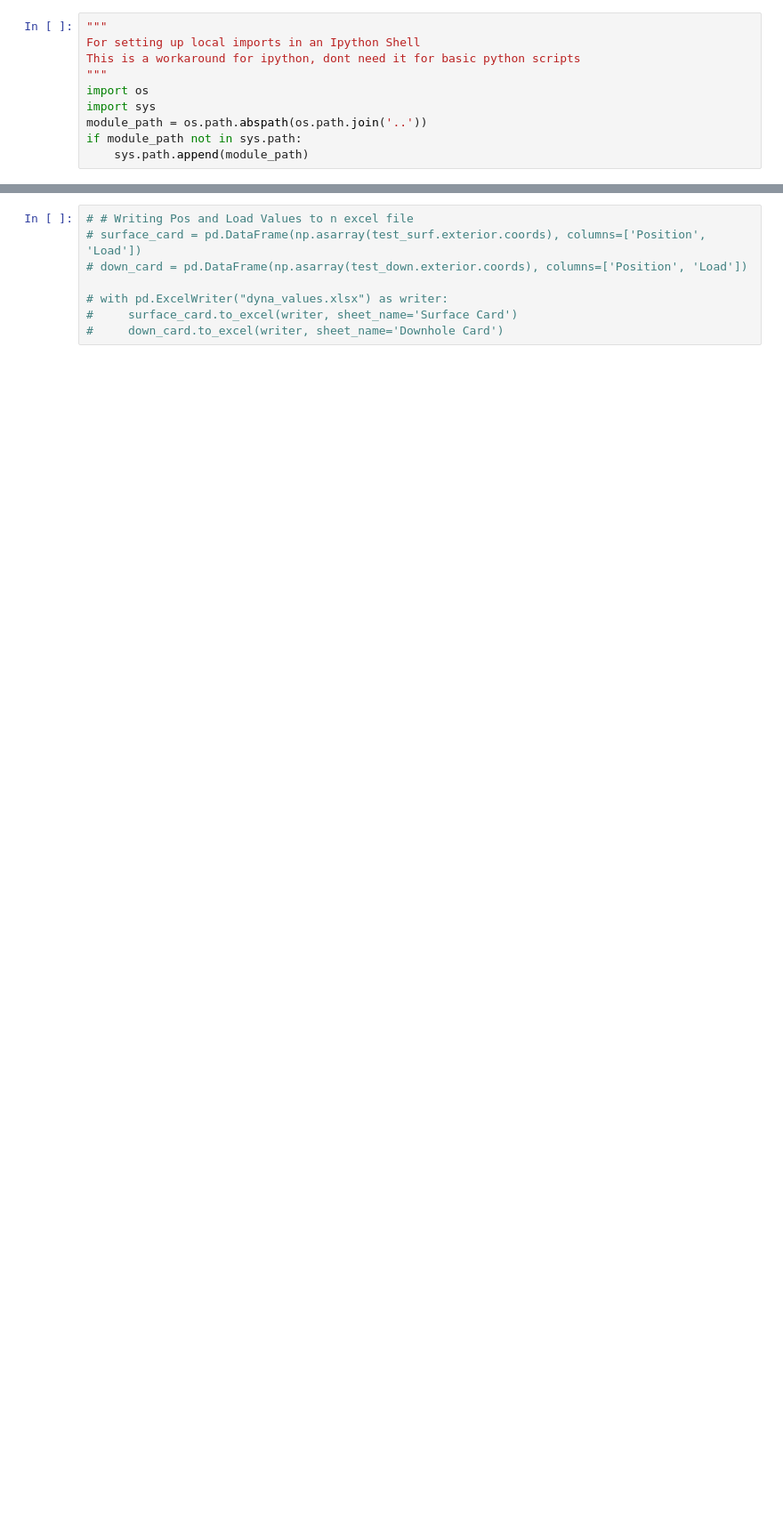
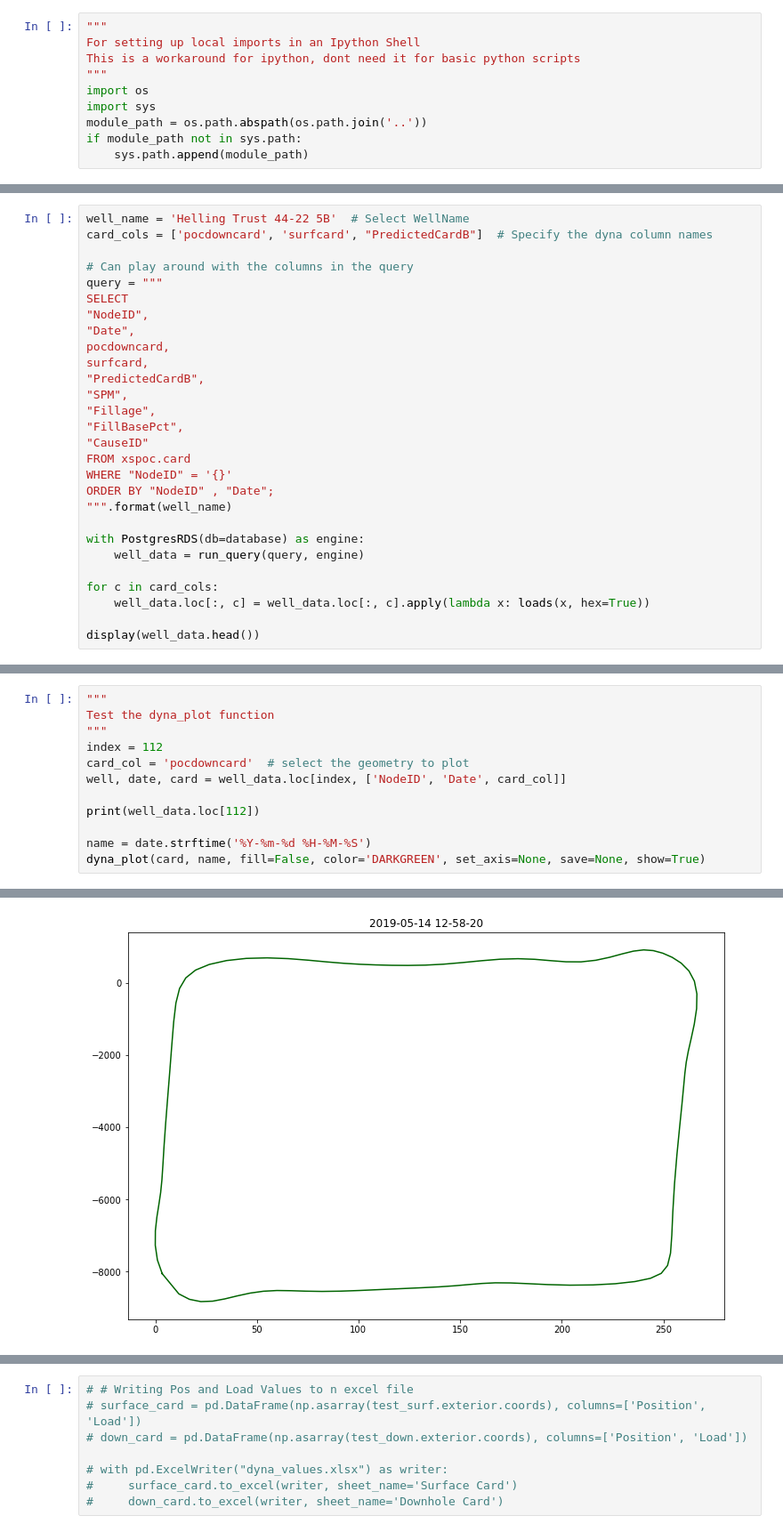
Before and after one commit to Ashitha97/ESP, a Jupyter notebook: dataAnalysis/Initial Analysis Card Data.ipynb, the cells around one changed output, grey strips where cells are left out. Shown at 89% size. Saved outputs shown, nothing was run; the diff lists cells and outputs as text; blank space fills up the shorter version.

```diff
--- a/dataAnalysis/Initial Analysis Card Data.ipynb
+++ b/dataAnalysis/Initial Analysis Card Data.ipynb
@@ -140,0 +151,28 @@ display(well_list_full)
+# %%
+well_name = 'Helling Trust 44-22 5B'  # Select WellName
+card_cols = ['pocdowncard', 'surfcard', "PredictedCardB"]  # Specify the dyna column names
+
+# Can play around with the columns in the query
+query = """
+SELECT
+"NodeID",
+"Date",
+pocdowncard,
+surfcard,
+"PredictedCardB",
+"SPM",
+"Fillage",
+"FillBasePct",
+"CauseID"
+FROM xspoc.card
+WHERE "NodeID" = '{}'
+ORDER BY "NodeID" , "Date";
+""".format(well_name)
+
+with PostgresRDS(db=database) as engine:
+    well_data = run_query(query, engine)
+
+for c in card_cols:
+    well_data.loc[:, c] = well_data.loc[:, c].apply(lambda x: loads(x, hex=True))
+
+display(well_data.head())
@@ -140,0 +188,13 @@ display(well_list_full)
+# %%
+"""
+Test the dyna_plot function
+"""
+index = 112
+card_col = 'pocdowncard'  # select the geometry to plot
+well, date, card = well_data.loc[index, ['NodeID', 'Date', card_col]]
+
+print(well_data.loc[112])
+
+name = date.strftime('%Y-%m-%d %H-%M-%S')
+dyna_plot(card, name, fill=False, color='DARKGREEN', set_axis=None, save=None, show=True)
+# %% [output]
@@ -140,0 +211 @@ display(well_list_full)
+[figure, added]
```
Also changed, not shown: parts of 25 cells of this notebook, 11 other files.
